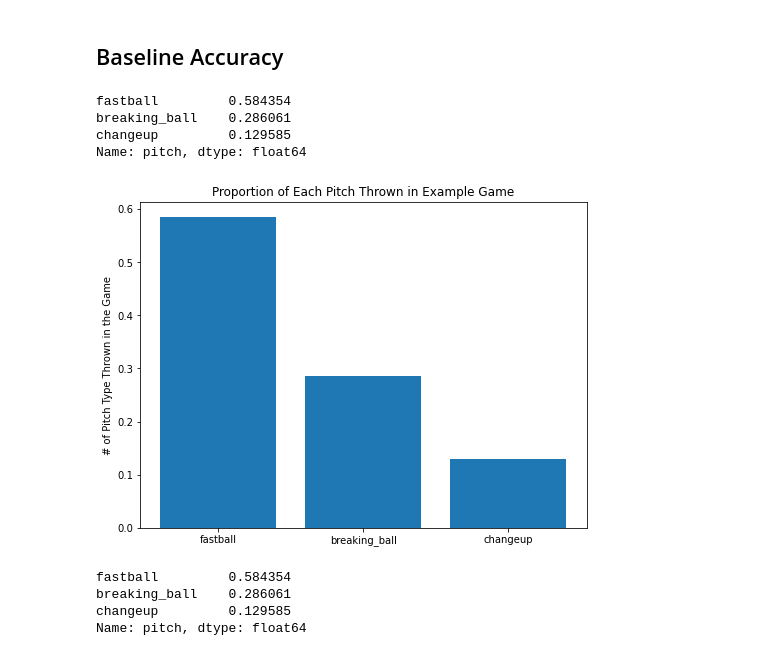
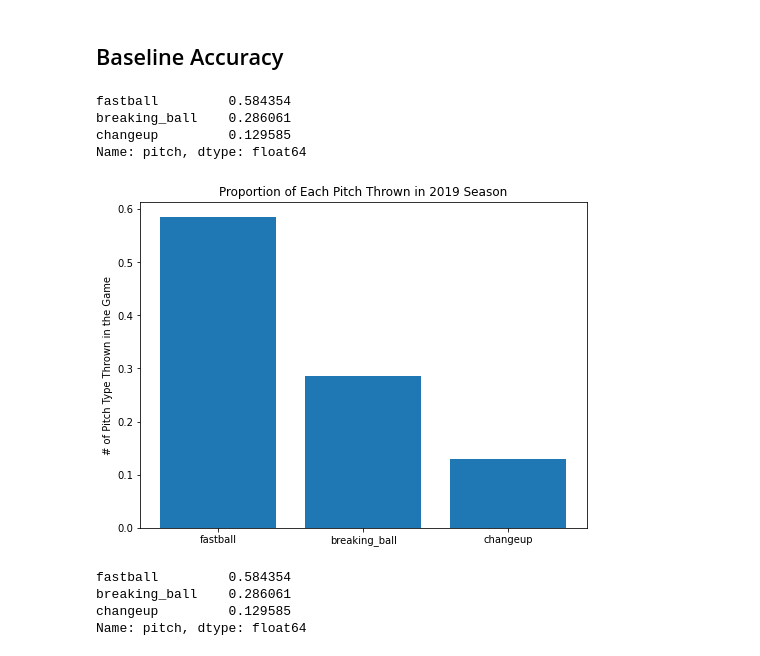
Before and after one commit to ethankuehl/project_6, a Jupyter notebook: code/02-Feature_Engineering_EDA.ipynb, the cells around one changed output. Drawn from its saved outputs; the diff is of its cells as text; code cells hidden in the pictures.

```diff
--- a/code/02-Feature_Engineering_EDA.ipynb
+++ b/code/02-Feature_Engineering_EDA.ipynb
@@ -713,20 +713,20 @@ clean_2019_binary.describe()
 # %%
 # Plotting total proportion of each pitch in 2018 season
 clean_2019['pitch'].replace({1: 'changeup', 2: 'breaking_ball', 3: 'fastball'}, inplace=True)
 
 pitch_dist = clean_2019['pitch'].value_counts(normalize=True)
 print(pitch_dist)
 
 plt.figure(figsize=(8,6))
 plt.bar(x=pitch_dist.index, height=pitch_dist)
-plt.title('Proportion of Each Pitch Thrown in Example Game')
+plt.title('Proportion of Each Pitch Thrown in 2019 Season')
 plt.ylabel('# of Pitch Type Thrown in the Game');
 # %% [output]
 fastball         0.584354
 breaking_ball    0.286061
 changeup         0.129585
 Name: pitch, dtype: float64
-[figure, old version]
+[figure, new version]
 # %%
 clean_2019['pitch'].value_counts(normalize=True)
 # %% [output]
```
Also changed, not shown: parts of 4 cells of this notebook.
